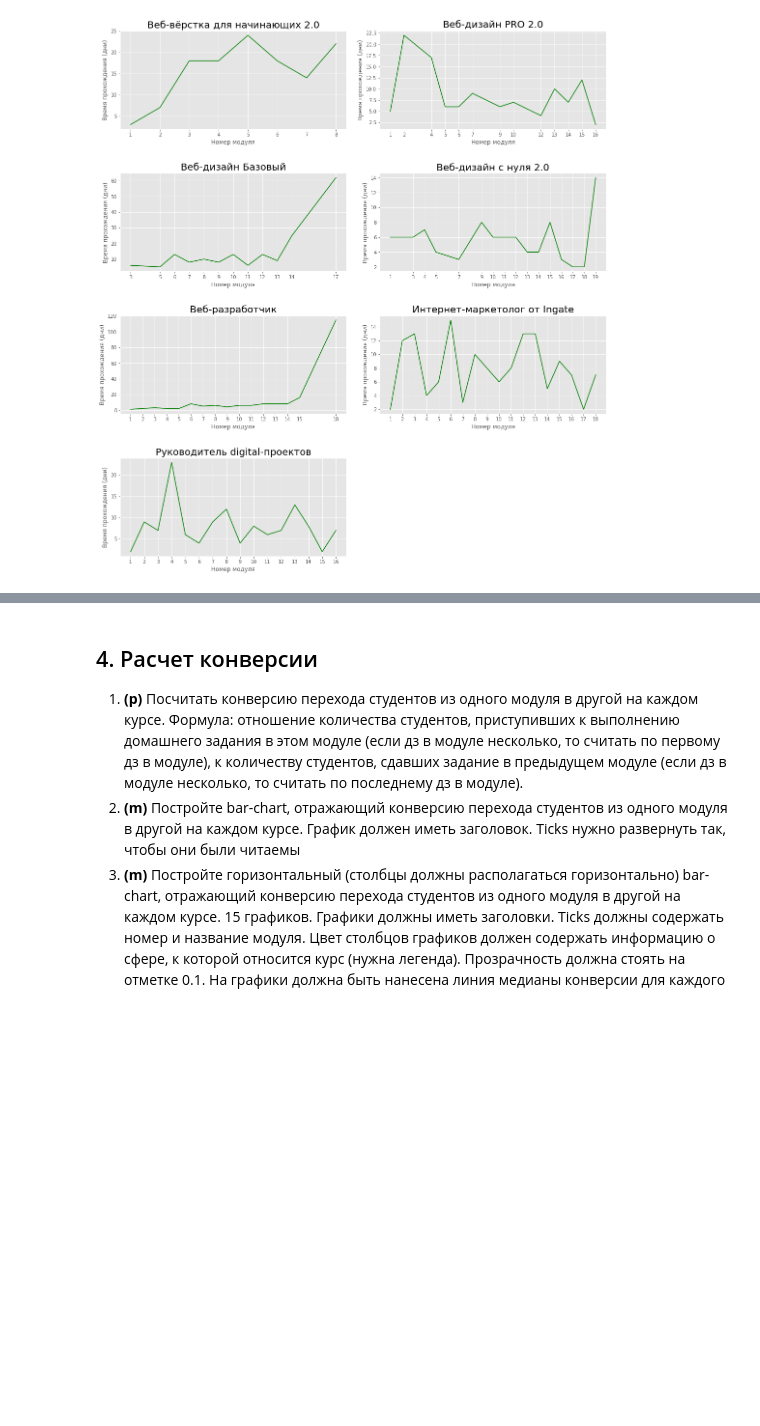
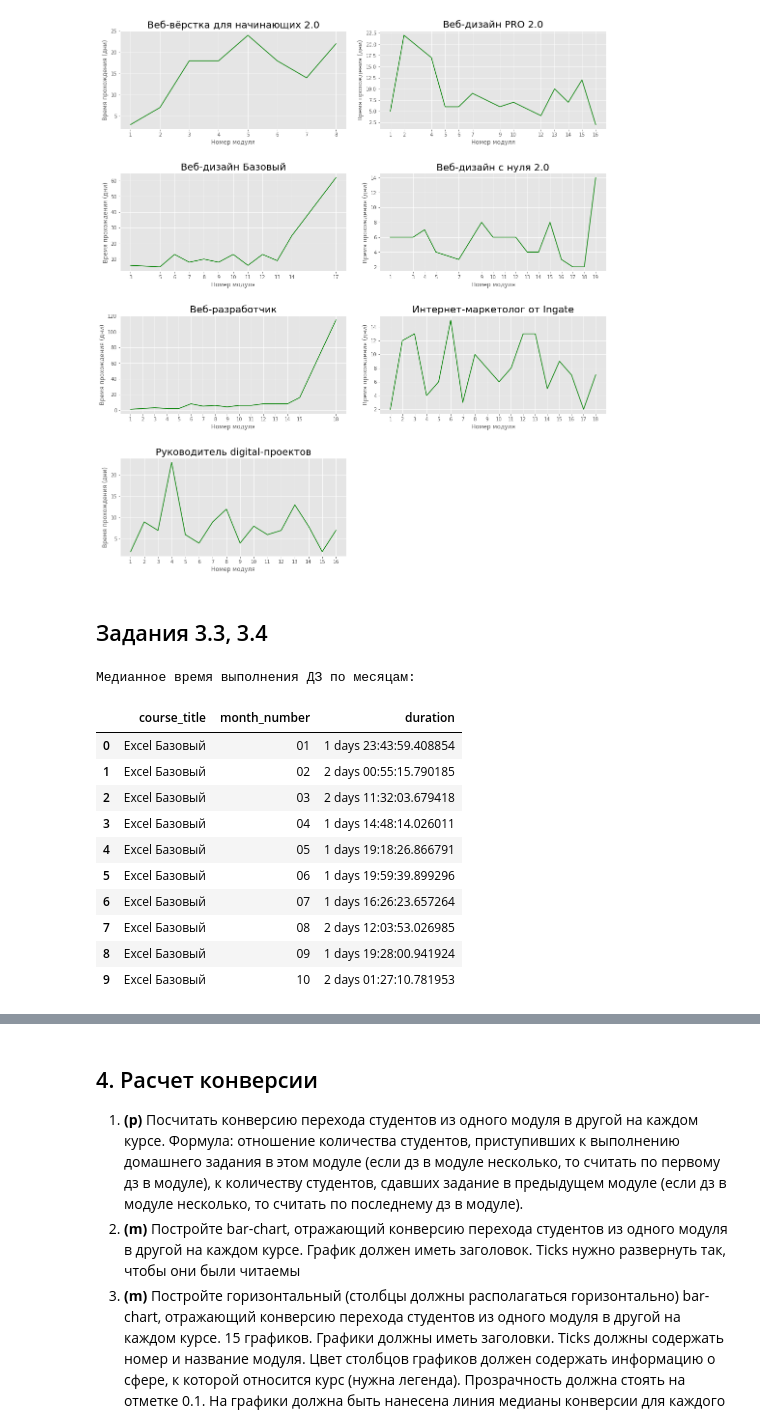
Before and after one commit to Dreeamcatcher/repo, a Jupyter notebook: skillbox/Data analytics - junior/course works/1/Coursework_analytics_1.ipynb, the cells around one changed output, grey strips where cells are left out. Cells and saved outputs as stored; diff of their text form; code cells hidden in the pictures; blank space fills up the shorter version.

```diff
--- a/skillbox/Data analytics - junior/course works/1/Coursework_analytics_1.ipynb
+++ b/skillbox/Data analytics - junior/course works/1/Coursework_analytics_1.ipynb
@@ -596,3 +585,40 @@ for fig_number in range(1, math.ceil(len(titles) / LIMIT_SUBPLOTS) + 1 ):
 # %% [output]
 [figure]
 [figure]
+# %% [markdown]
+## Задания 3.3, 3.4
+# %%
+# ЗДАНИЕ 3.3
+
+# берем данные только о завершенных прогрессах
+season_df = homeworks_df[homeworks_df.status == 'done']
+# берем прогрессы, совершенные в одном месяце
+season_df = season_df[season_df.month.str.len() == 1]
+
+# создаем столбец, со временем прохождения модуля
+season_df['duration'] = season_df[['start_date', 'finish_date']].apply(
+    lambda x: x['finish_date'] - x['start_date'], axis='columns'
+)
+# отсеиваем записи с отрицательными значениями duration (какието системные ошибки)
+season_df = season_df[season_df.duration > timedelta(seconds=0)]
+# создаем столбец month_number, содержащий номер месяца, в котором выполнен прогресс
+season_df['month_number'] = season_df['month'].apply(lambda x: x[0][-2:])
+season_df = season_df[['course_title', 'month_number', 'duration']].groupby(['course_title', 'month_number']).agg(
+    lambda x: np.median(x)
+).reset_index()
+
+print('Медианное время выполнения ДЗ по месяцам:\n')
+season_df.head(10)
+# %% [output]
+Медианное время выполнения ДЗ по месяцам:
+|  | course_title | month_number | duration |
+| 0 | Excel Базовый | 01 | 1 days 23:43:59.408854 |
+| 1 | Excel Базовый | 02 | 2 days 00:55:15.790185 |
+| 2 | Excel Базовый | 03 | 2 days 11:32:03.679418 |
+| 3 | Excel Базовый | 04 | 1 days 14:48:14.026011 |
+| 4 | Excel Базовый | 05 | 1 days 19:18:26.866791 |
+| 5 | Excel Базовый | 06 | 1 days 19:59:39.899296 |
+| 6 | Excel Базовый | 07 | 1 days 16:26:23.657264 |
+| 7 | Excel Базовый | 08 | 2 days 12:03:53.026985 |
+| 8 | Excel Базовый | 09 | 1 days 19:28:00.941924 |
+| 9 | Excel Базовый | 10 | 2 days 01:27:10.781953 |
```
Also changed, not shown: parts of 15 cells of this notebook.
